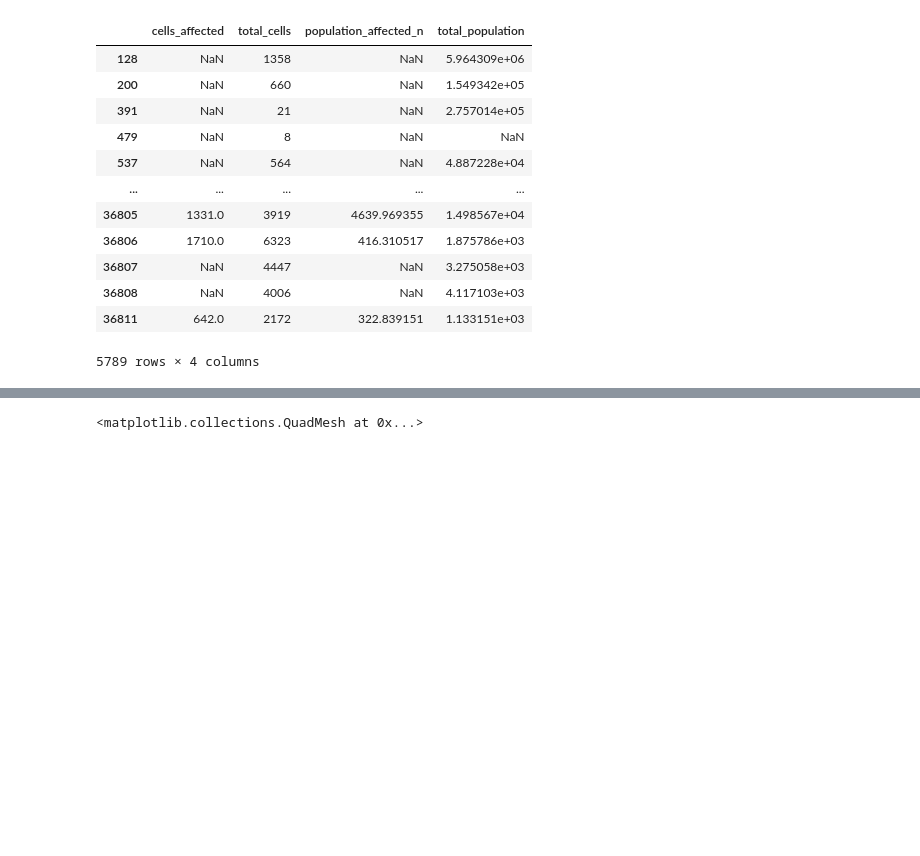
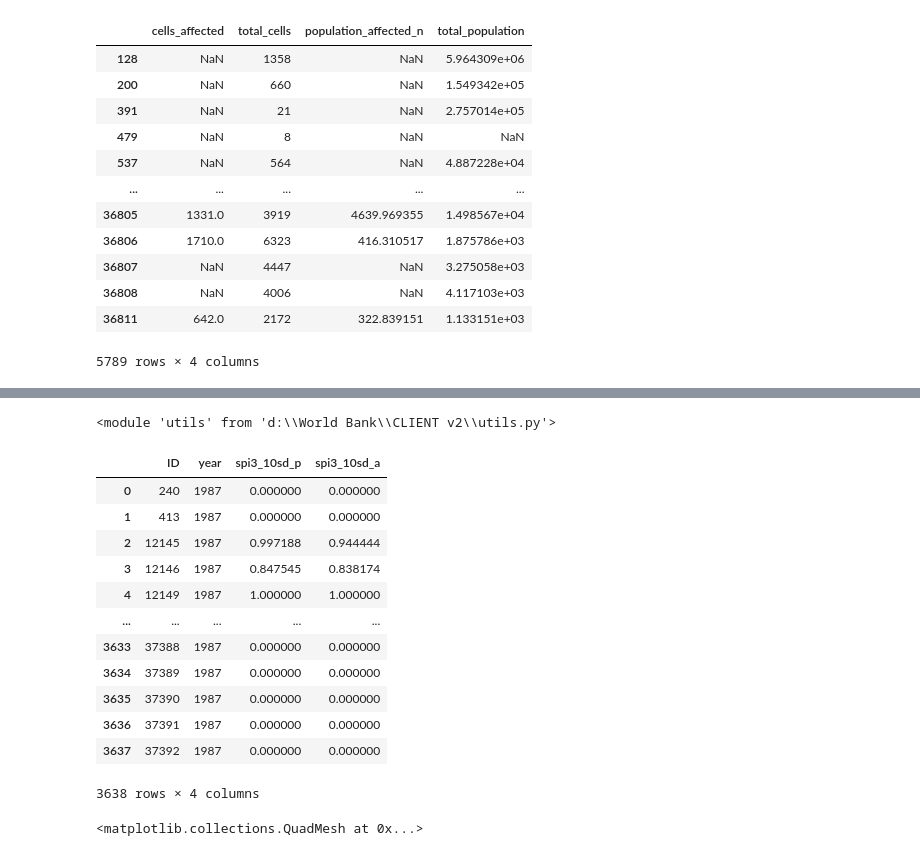
Before and after one commit to Queeno11/CLIENT-v2, a Jupyter notebook: debug.ipynb, the cells around one changed output, grey strips where cells are left out. Saved outputs shown, nothing was run; the diff lists cells and outputs as text; code cells hidden in the pictures; blank space fills up the shorter version.

```diff
--- a/debug.ipynb
+++ b/debug.ipynb
@@ -76,0 +71,75 @@ KeyboardInterrupt:
+# %%
+import importlib
+importlib.reload(utils)
+# %% [output]
+<module 'utils' from 'd:\\World Bank\\CLIENT v2\\utils.py'>
+# %%
+import pandas as pd
+import utils
+import os
+import numpy as np
+import geopandas as gpd
+
+path = r"D:\World Bank\CLIENT v2\Data\Data_proc\shocks_by_adm\WB"
+f = f"WB_drought_SPI3_10sd_1987_2_zonal_stats.parquet"
+shockname = "drought"
+df = pd.read_parquet(os.path.join(path, f))
+df = utils.compress_dataframe(df)
+names = utils.parse_filename(f, shockname)
+for col, value in names.items():
+    df[col] = value
+df = utils.process_chunk(df)
+
+
+df = df.groupby(["ID", "name", "year"]).sum()
+df["area_affected"] = df["cells_affected"] / df["total_cells"]
+df["population_affected"] = df["population_affected_n"] / df["total_population"]
+df = (
+    df.drop(
+        columns=[
+            "cells_affected",
+            "total_cells",
+            "population_affected_n",
+            "total_population",
+        ]
+    )
+    .reset_index()
+    .fillna(0)
+    .replace([np.inf, -np.inf], 0)
+)
+
+
+pivot = df.pivot(
+    index=["ID", "year"],
+    columns="name",
+    values=["population_affected", "area_affected"],
+)
+
+
+# Reindex the two-level columns pivot returns
+newcols = []
+for cols in pivot.columns:
+    newcols += [utils.parse_columns(cols)]
+pivot.columns = newcols
+pivot = pivot.reset_index()
+
+gdf = gpd.read_feather(r"D:\World Bank\CLIENT v2\Data\Data_proc\WB_country_IDs.feather")
+out_df = gdf.merge(pivot, on="ID", validate="1:m", how="outer")
+
+out_df[
+    ["adm0_code", "adm1_code", "adm2_code", "year", "ID"] + newcols
+].to_stata(os.path.join(DATA_OUT, f"WB_{shockname}_by_admlast_sampled.dta"))
+# %% [output]
+|  | ID | year | spi3_10sd_p | spi3_10sd_a |
+| 0 | 240 | 1987 | 0.000000 | 0.000000 |
+| 1 | 413 | 1987 | 0.000000 | 0.000000 |
+| 2 | 12145 | 1987 | 0.997188 | 0.944444 |
+| 3 | 12146 | 1987 | 0.847545 | 0.838174 |
+| 4 | 12149 | 1987 | 1.000000 | 1.000000 |
+| ... | ... | ... | ... | ... |
+| 3633 | 37388 | 1987 | 0.000000 | 0.000000 |
+| 3634 | 37389 | 1987 | 0.000000 | 0.000000 |
+| 3635 | 37390 | 1987 | 0.000000 | 0.000000 |
+| 3636 | 37391 | 1987 | 0.000000 | 0.000000 |
+| 3637 | 37392 | 1987 | 0.000000 | 0.000000 |
+3638 rows × 4 columns
```
Also changed, not shown: parts of 2 cells of this notebook.
